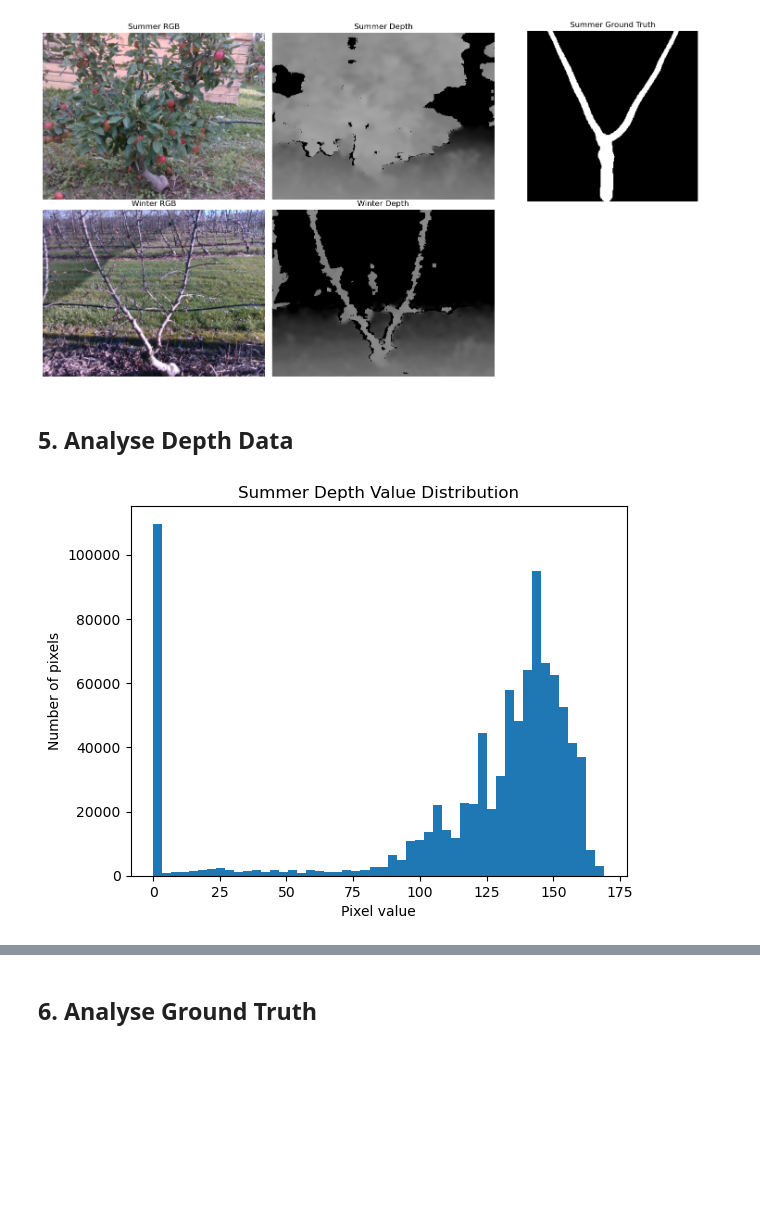
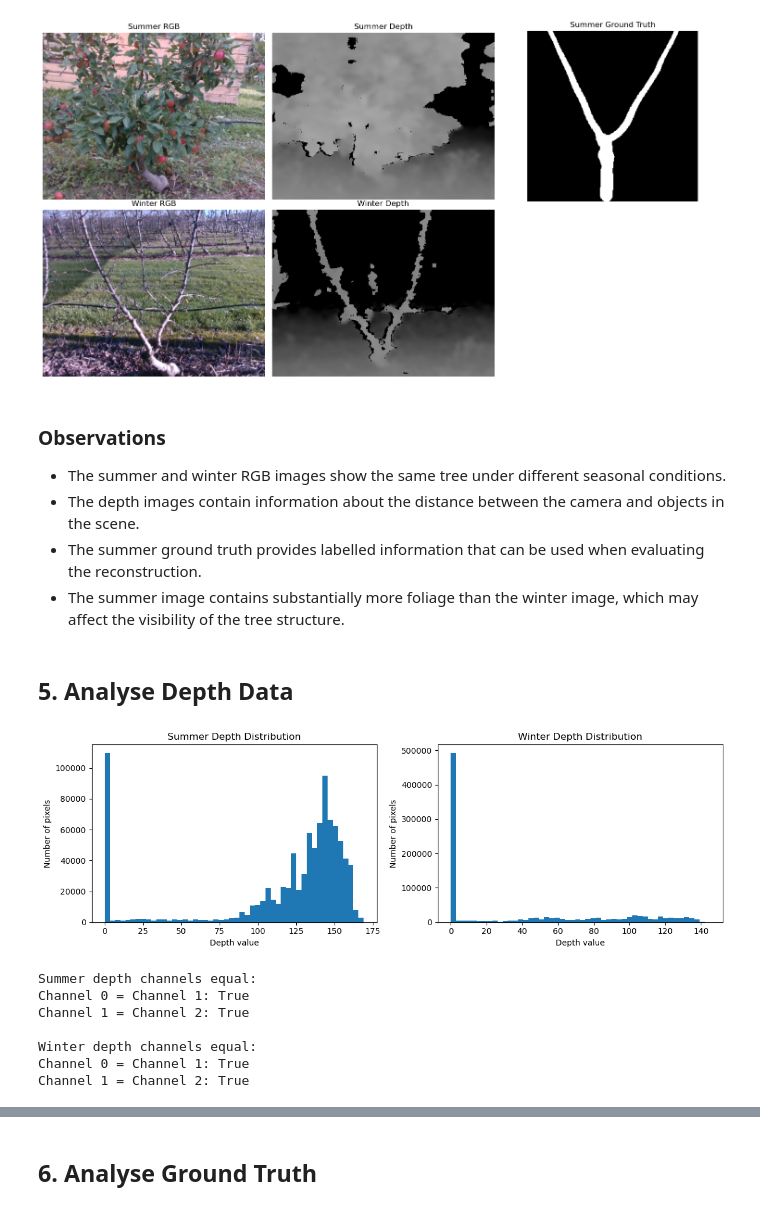
Before and after one commit to David-Hayes747/TreeProject, a Jupyter notebook: notebooks/01_data_exploration.ipynb, the cells around one changed output, grey strips where cells are left out. Drawn from its saved outputs; the diff is of its cells as text; code cells hidden in the pictures; blank space fills up the shorter version.

```diff
--- a/notebooks/01_data_exploration.ipynb
+++ b/notebooks/01_data_exploration.ipynb
@@ -79,13 +106,51 @@ plt.tight_layout()
 plt.show()
 # %% [output]
 [figure]
+# %% [markdown]
+### Observations
+
+- The summer and winter RGB images show the same tree under different seasonal conditions.
+- The depth images contain information about the distance between the camera and objects in the scene.
+- The summer ground truth provides labelled information that can be used when evaluating the reconstruction.
+- The summer image contains substantially more foliage than the winter image, which may affect the visibility of the tree structure.
 # %% [markdown]
 ## 5. Analyse Depth Data
 # %%
-plt.hist(summer_depth.flatten(), bins=50)
-plt.xlabel("Pixel value")
-plt.ylabel("Number of pixels")
-plt.title("Summer Depth Value Distribution")
+fig, axes = plt.subplots(1, 2, figsize=(12, 4))
+
+axes[0].hist(summer_depth.flatten(), bins=50)
+axes[0].set_xlabel("Depth value")
+axes[0].set_ylabel("Number of pixels")
+axes[0].set_title("Summer Depth Distribution")
+
+axes[1].hist(winter_depth.flatten(), bins=50)
+axes[1].set_xlabel("Depth value")
+axes[1].set_ylabel("Number of pixels")
+axes[1].set_title("Winter Depth Distribution")
+
+plt.tight_layout()
 plt.show()
+# Check whether the three depth channels contain the same information
+
+print("Summer depth channels equal:")
+print("Channel 0 = Channel 1:",
+      np.array_equal(summer_depth[:, :, 0], summer_depth[:, :, 1]))
+print("Channel 1 = Channel 2:",
+      np.array_equal(summer_depth[:, :, 1], summer_depth[:, :, 2]))
+
+print("\nWinter depth channels equal:")
+print("Channel 0 = Channel 1:",
+      np.array_equal(winter_depth[:, :, 0], winter_depth[:, :, 1]))
+print("Channel 1 = Channel 2:",
+      np.array_equal(winter_depth[:, :, 1], winter_depth[:, :, 2]))
+summer_depth = summer_depth[:, :, 0]
+winter_depth = winter_depth[:, :, 0]
 # %% [output]
-[figure, old version]
+[figure, new version]
+Summer depth channels equal:
+Channel 0 = Channel 1: True
+Channel 1 = Channel 2: True
+
+Winter depth channels equal:
+Channel 0 = Channel 1: True
+Channel 1 = Channel 2: True
```
Also changed, not shown: parts of 11 cells of this notebook.
